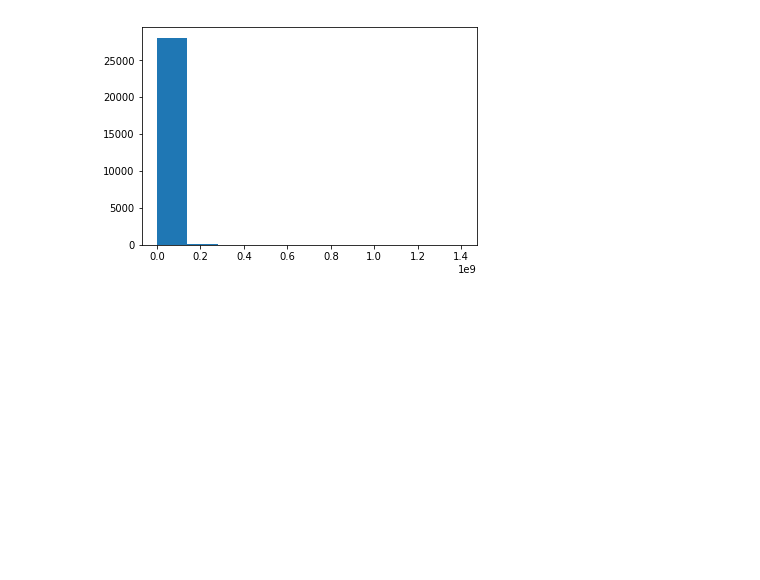
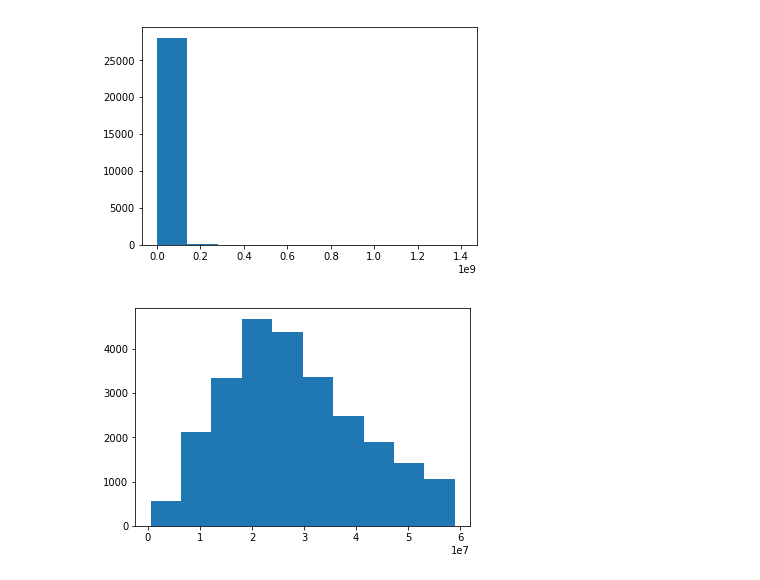
Before and after one commit to khirayama/data-analysis-training, a Jupyter notebook: p79-section009-tokyo.ipynb, the cells around one changed output. Cells and saved outputs as stored; diff of their text form; code cells hidden in the pictures; blank space fills up the shorter version.

```diff
--- a/p79-section009-tokyo.ipynb
+++ b/p79-section009-tokyo.ipynb
@@ -95,3 +95,10 @@ plt.hist(data_added_dummies["取引価格（総額）"])
 plt.show()
 # %% [output]
 [figure]
+# %%
+tmp_data = data_added_dummies[data_added_dummies["取引価格（総額）"] < 60000000]
+# print(tmp_data.shape)
+plt.hist(tmp_data["取引価格（総額）"])
+plt.show()
+# %% [output]
+[figure, added]
```
Also changed, not shown: parts of 2 cells of this notebook.
